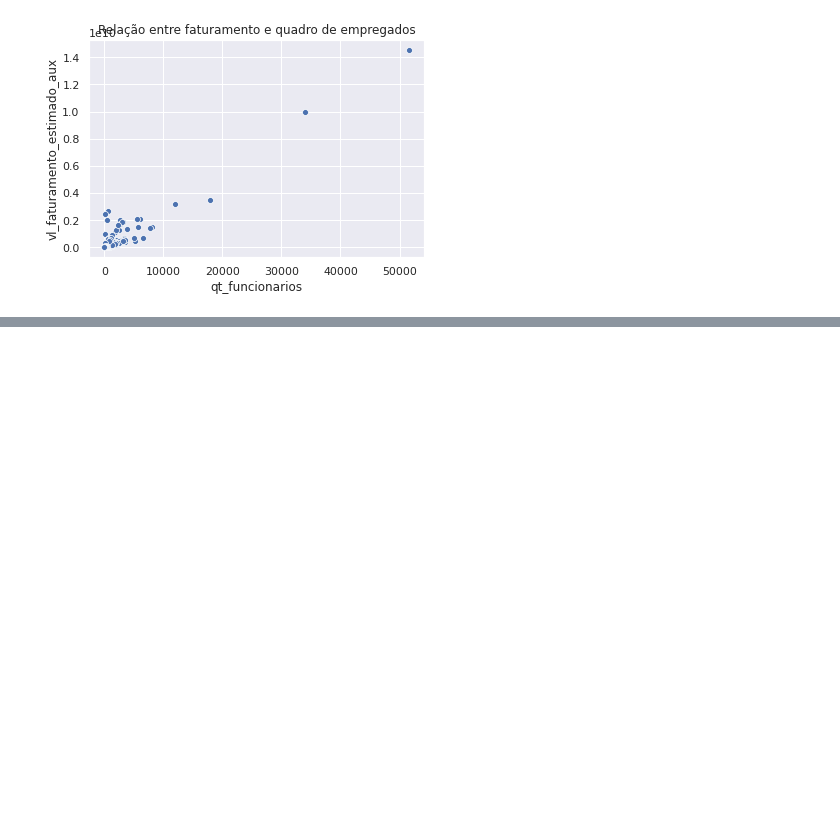
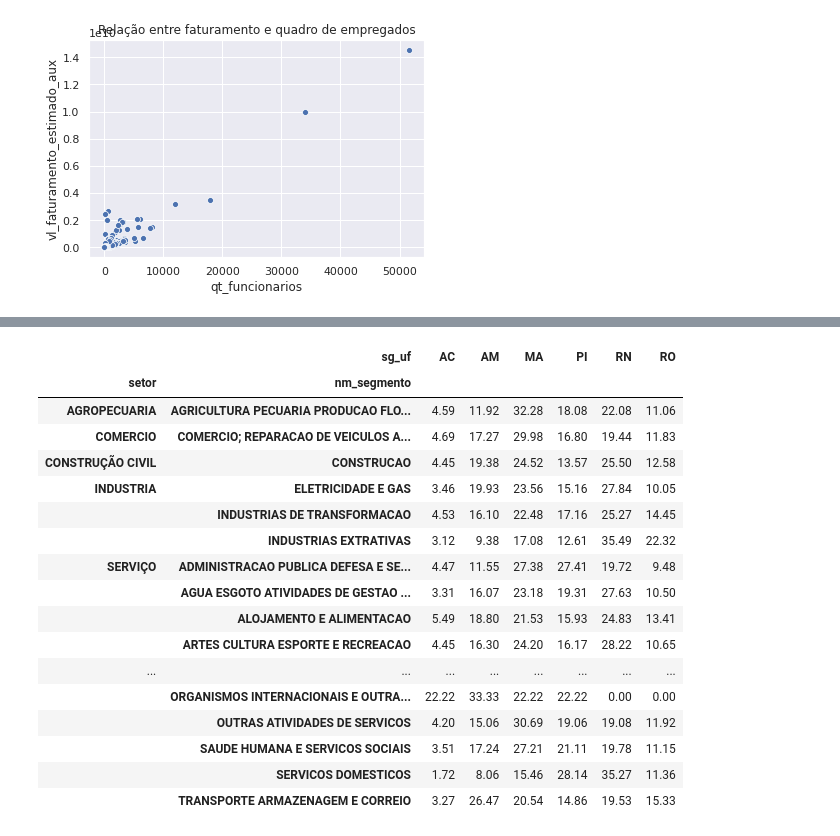
Before and after one commit to angelosalton/projeto-ml-codenation, a Jupyter notebook: notebooks/eda.ipynb, the cells around one changed output, grey strips where cells are left out. Drawn from its saved outputs; the diff is of its cells as text; code cells hidden in the pictures; blank space fills up the shorter version.

```diff
--- a/notebooks/eda.ipynb
+++ b/notebooks/eda.ipynb
@@ -230,0 +236,22 @@ df_market.head()
+# %%
+# UF e segmento
+pd.crosstab([df_market['setor'], df_market['nm_segmento']], df_market['sg_uf'], normalize='index').round(4)*100
+# %% [output]
+|  | sg_uf | AC | AM | MA | PI | RN | RO |
+| setor | nm_segmento |  |  |  |  |  |  |
+| AGROPECUARIA | AGRICULTURA PECUARIA PRODUCAO FLO... | 4.59 | 11.92 | 32.28 | 18.08 | 22.08 | 11.06 |
+| COMERCIO | COMERCIO; REPARACAO DE VEICULOS A... | 4.69 | 17.27 | 29.98 | 16.80 | 19.44 | 11.83 |
+| CONSTRUÇÃO CIVIL | CONSTRUCAO | 4.45 | 19.38 | 24.52 | 13.57 | 25.50 | 12.58 |
+| INDUSTRIA | ELETRICIDADE E GAS | 3.46 | 19.93 | 23.56 | 15.16 | 27.84 | 10.05 |
+|  | INDUSTRIAS DE TRANSFORMACAO | 4.53 | 16.10 | 22.48 | 17.16 | 25.27 | 14.45 |
+|  | INDUSTRIAS EXTRATIVAS | 3.12 | 9.38 | 17.08 | 12.61 | 35.49 | 22.32 |
+| SERVIÇO | ADMINISTRACAO PUBLICA DEFESA E SE... | 4.47 | 11.55 | 27.38 | 27.41 | 19.72 | 9.48 |
+|  | AGUA ESGOTO ATIVIDADES DE GESTAO ... | 3.31 | 16.07 | 23.18 | 19.31 | 27.63 | 10.50 |
+|  | ALOJAMENTO E ALIMENTACAO | 5.49 | 18.80 | 21.53 | 15.93 | 24.83 | 13.41 |
+|  | ARTES CULTURA ESPORTE E RECREACAO | 4.45 | 16.30 | 24.20 | 16.17 | 28.22 | 10.65 |
+| ... | ... | ... | ... | ... | ... | ... | ... |
+|  | ORGANISMOS INTERNACIONAIS E OUTRA... | 22.22 | 33.33 | 22.22 | 22.22 | 0.00 | 0.00 |
+|  | OUTRAS ATIVIDADES DE SERVICOS | 4.20 | 15.06 | 30.69 | 19.06 | 19.08 | 11.92 |
+|  | SAUDE HUMANA E SERVICOS SOCIAIS | 3.51 | 17.24 | 27.21 | 21.11 | 19.78 | 11.15 |
+|  | SERVICOS DOMESTICOS | 1.72 | 8.06 | 15.46 | 28.14 | 35.27 | 11.36 |
+|  | TRANSPORTE ARMAZENAGEM E CORREIO | 3.27 | 26.47 | 20.54 | 14.86 | 19.53 | 15.33 |
```
Also changed, not shown: parts of 35 cells of this notebook, 2 other files.
